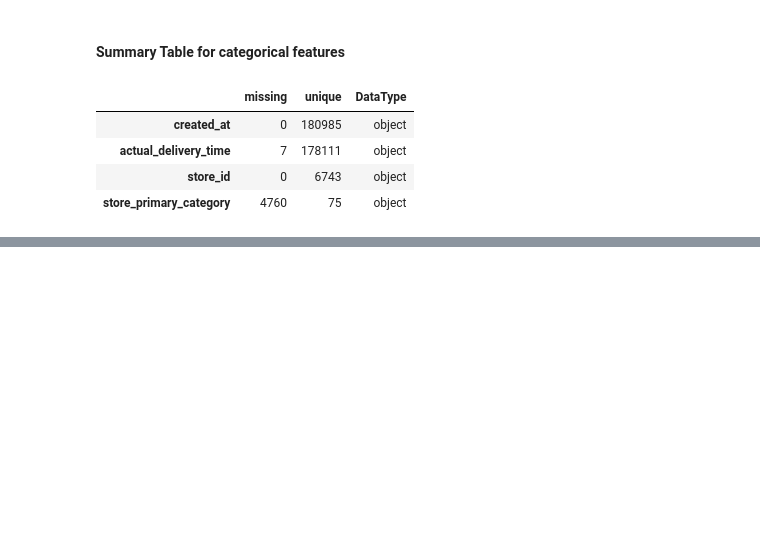
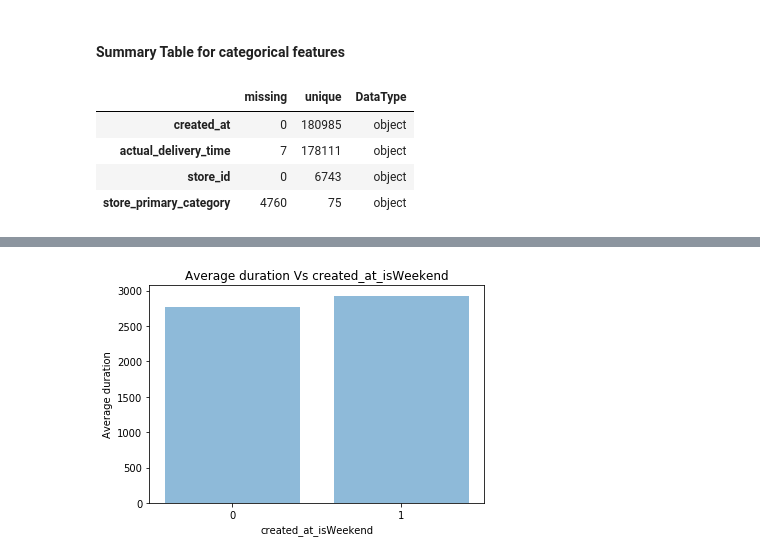
Before and after one commit to nengneng/DeliverTimePrediction, a Jupyter notebook: wei_EDA_v1.ipynb, the cells around one changed output, grey strips where cells are left out. Drawn from its saved outputs; the diff is of its cells as text; code cells hidden in the pictures; blank space fills up the shorter version.

```diff
--- a/wei_EDA_v1.ipynb
+++ b/wei_EDA_v1.ipynb
@@ -106,0 +229,4 @@ create_summary_table(Train)[1]
+# %%
+create_plot(duration_by_IsWeekend, 'created_at_isWeekend', 'duration')
+# %% [output]
+[figure, added]
```
Also changed, not shown: parts of 19 cells of this notebook, 1 other file.
